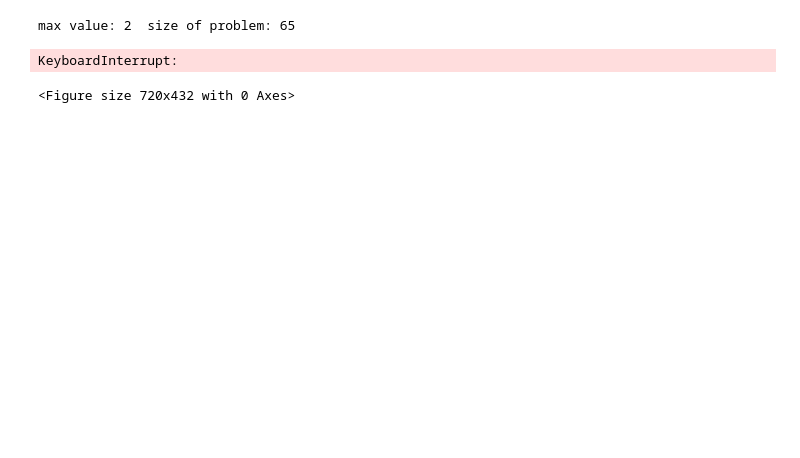
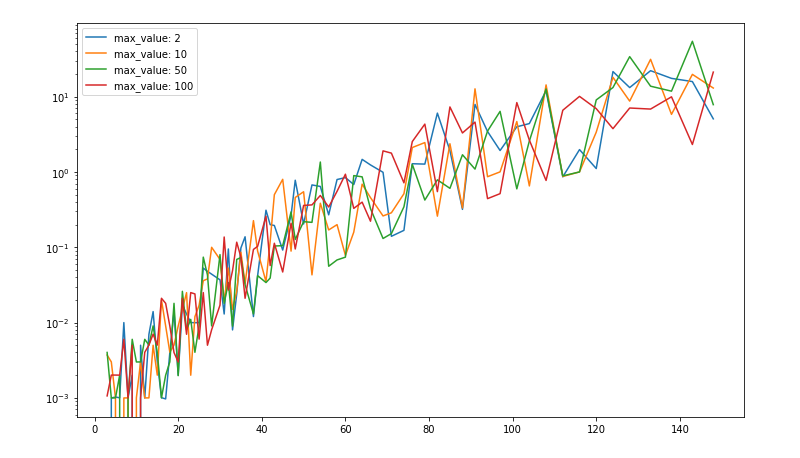
Before and after one commit to Sroka-Bartosz/-BO2-Bank-Transfers-Problem, a Jupyter notebook: Time_test.ipynb, the cells around one changed output. Saved outputs shown, nothing was run; the diff lists cells and outputs as text; code cells hidden in the pictures; blank space fills up the shorter version.

```diff
--- a/Time_test.ipynb
+++ b/Time_test.ipynb
@@ -13 +65,5 @@ import specimen
+# %%
+semilogy_time_generate_specimen([2, 10, 50, 100])
+# %% [output]
+[figure, added]
 # %%
@@ -40,9 +96,3 @@ def plot_time_generate_specimen(max_generated_values):
     plt.tight_layout()
     clear_output(wait=True)
     plt.show()
-# %%
-plot_time_generate_specimen([2, 10, 50, 1000, 100000])
-# %% [output]
-max value: 2  size of problem: 65
-KeyboardInterrupt:
-<Figure size 720x432 with 0 Axes>
```
Also changed, not shown: parts of 4 cells of this notebook.
